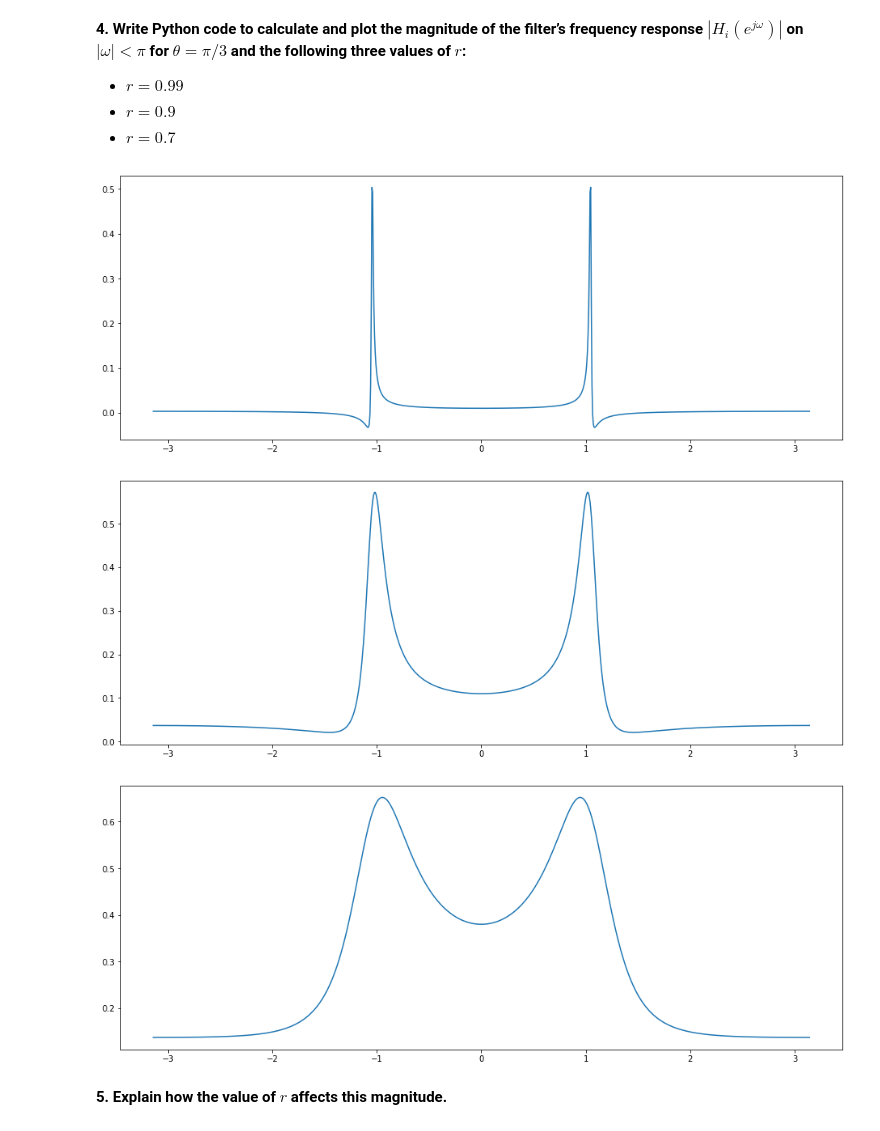
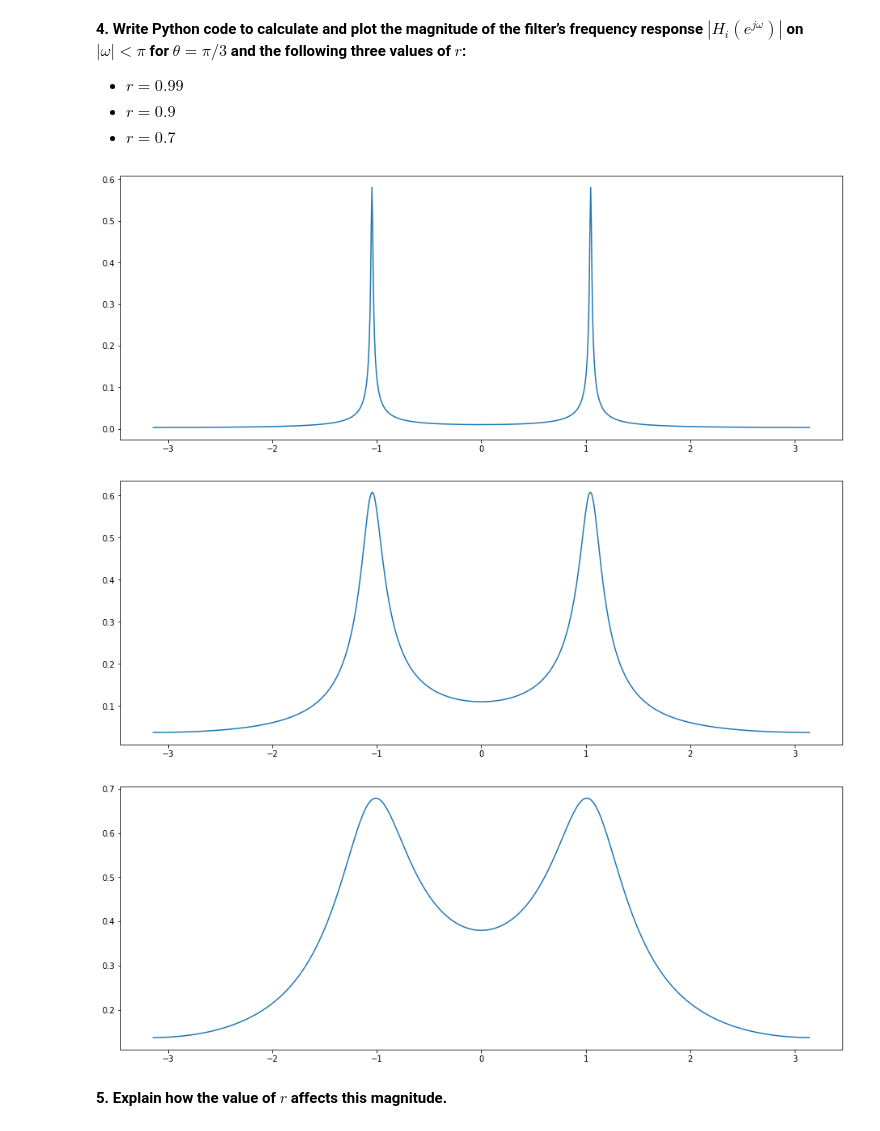
Before and after one commit to JustinWang781/438-Lab05a, a Jupyter notebook: lab05a_final_report.ipynb, the cells around one changed output. Cells and saved outputs as stored; diff of their text form; code cells hidden in the pictures.

```diff
--- a/lab05a_final_report.ipynb
+++ b/lab05a_final_report.ipynb
@@ -190,27 +202,27 @@ $h(n) = (1-r)\delta(n) + 2rcos(\theta)h(n-1) - r^2h(n-2)$
 # %%
 # insert your code here
 w = np.linspace(-np.pi, np.pi, 1000)
 theta = np.pi/3
 
 r_1 = 0.99
 r_2 = 0.9
 r_3 = 0.7
 
 H_1 = (1-r_1) / (1 - 2*r_1*np.cos(theta)*np.exp(-1j*w) + r_1**2*np.exp(-2j*w))
-plt.plot(w, H_1)
+plt.plot(w, np.abs(H_1))
 plt.show()
 
 H_2 = (1-r_2) / (1 - 2*r_2*np.cos(theta)*np.exp(-1j*w) + r_2**2*np.exp(-2j*w))
-plt.plot(w, H_2)
+plt.plot(w, np.abs(H_2))
 plt.show()
 
 H_3 = (1-r_3) / (1 - 2*r_3*np.cos(theta)*np.exp(-1j*w) + r_3**2*np.exp(-2j*w))
-plt.plot(w, H_3)
+plt.plot(w, np.abs(H_3))
 plt.show()
 # %% [output]
-[figure, old version]
+[figure, new version]
-[figure, old version]
+[figure, new version]
-[figure, old version]
+[figure, new version]
 # %% [markdown]
 **5. Explain how the value of $r$ affects this magnitude.**
 # %% [markdown]
```
Also changed, not shown: parts of 26 cells of this notebook.
